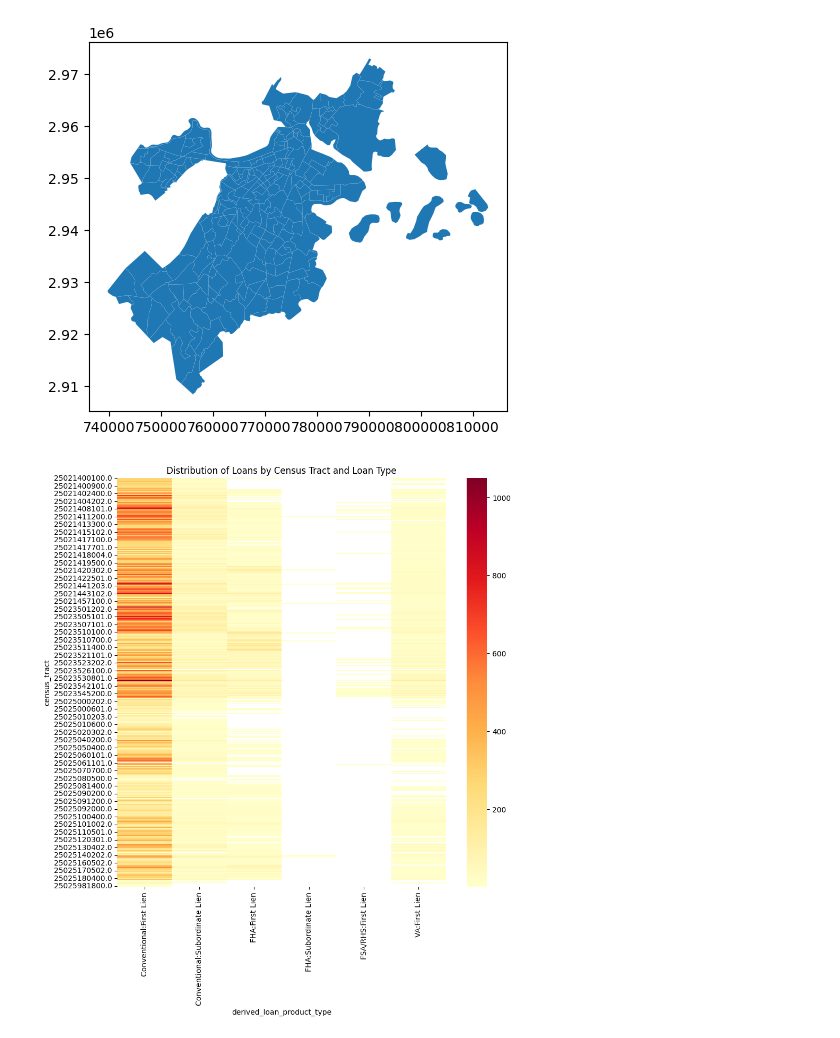
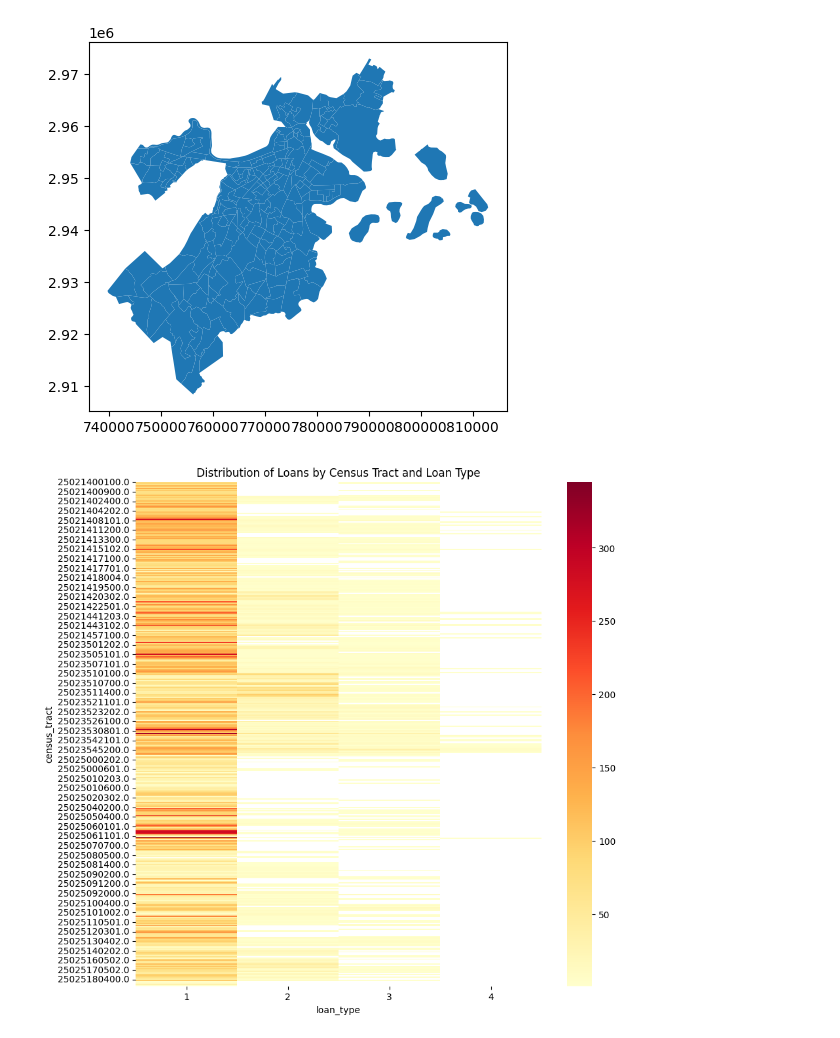
Before and after one commit to BU-Spark/ds-councilor-louijeune-fair-housing, a Jupyter notebook: spring23-team-1/scripts/msamd_data.ipynb, the cells around one changed output. Drawn from its saved outputs; the diff is of its cells as text; code cells hidden in the pictures.

Commit message:
add new graphs of loan types

```diff
--- a/spring23-team-1/scripts/msamd_data.ipynb
+++ b/spring23-team-1/scripts/msamd_data.ipynb
@@ -20,6 +18,6 @@ ndt = data[data['loan_purpose']==1]
 # %%
 # group by census tract and loan type
-grouped_data = ndt.groupby(["census_tract", "derived_loan_product_type"])
+grouped_data = ndt.groupby(["census_tract", "loan_type"])
 
 # count the number of loans in each group
 loan_counts = grouped_data.size()
@@ -75,14 +59,18 @@ loan_type_data = pd.read_csv("../data/loan_type_counts_by_censusTract.csv")
 # %%
 import seaborn as sns
 import matplotlib.pyplot as plt
 
+
+# Reset the index to create a DataFrame
+loan_counts = loan_counts.reset_index(name="count")
+
 # create a pivot table to reshape the data
-loan_counts_pivot = loan_counts.reset_index().pivot(index='census_tract', columns='derived_loan_product_type', values='count')
+loan_counts_pivot = loan_counts.reset_index().pivot(index='census_tract', columns='loan_type', values='count')
 
 # create the heatmap
 fig, ax = plt.subplots(figsize=(10, 10))
 sns.heatmap(loan_counts_pivot, cmap='YlOrRd', ax=ax)
 ax.set_title('Distribution of Loans by Census Tract and Loan Type')
 plt.show()
 # %% [output]
-[figure, old version]
+[figure, new version]
```
Also changed, not shown: parts of 3 cells of this notebook, 2 other files.
